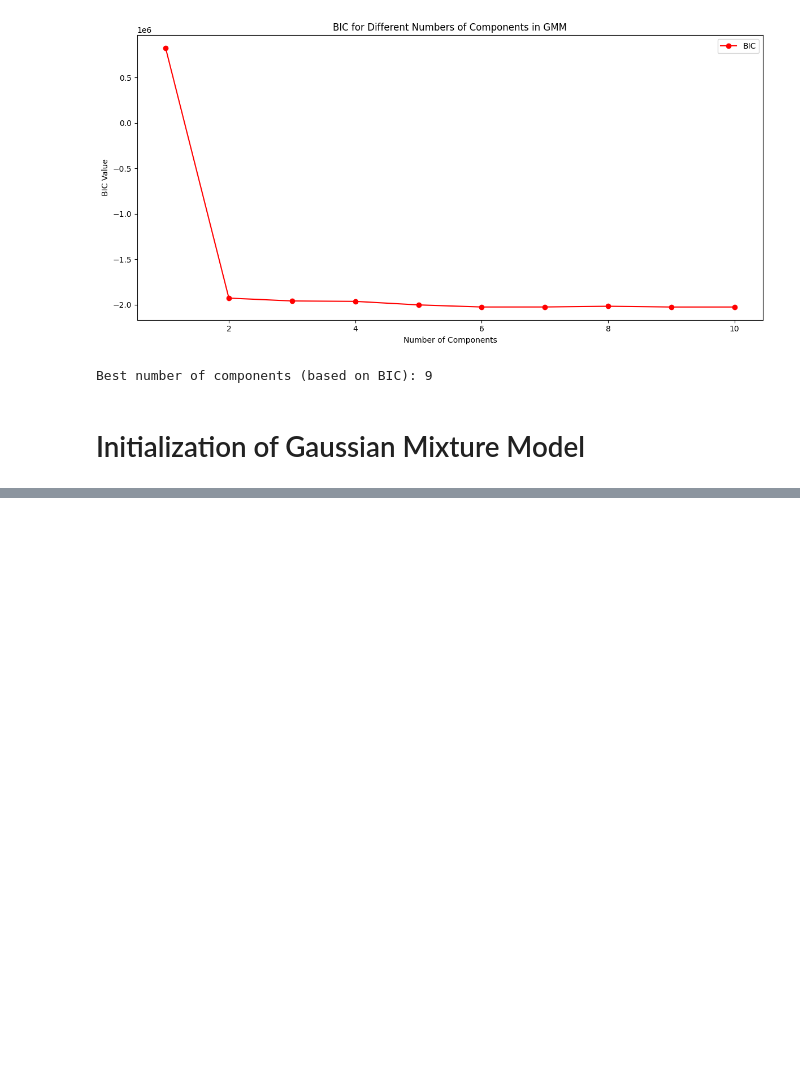
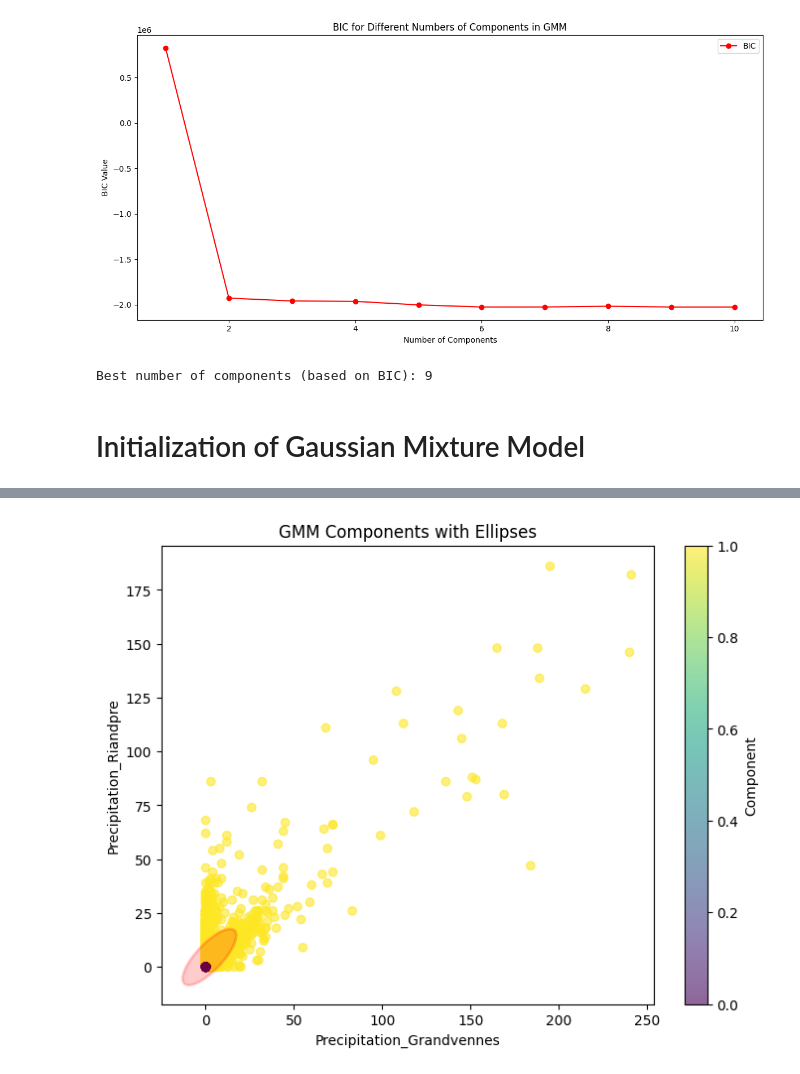
Before and after one commit to CHGROSJEAN/2024_MLEES, a Jupyter notebook: Projet/Projet_Charlotte_Grosjean.ipynb, the cells around one changed output, grey strips where cells are left out. Saved outputs shown, nothing was run; the diff lists cells and outputs as text; code cells hidden in the pictures; blank space fills up the shorter version.

```diff
--- a/Projet/Projet_Charlotte_Grosjean.ipynb
+++ b/Projet/Projet_Charlotte_Grosjean.ipynb
@@ -307,3 +307,6 @@ Best number of components (based on BIC): 9
 # %%
 # Initialize the Gaussian Mixture Model with 2 components
 gmm = GaussianMixture(n_components=2, covariance_type='full', random_state=42)
+# %%
+# Fit the GMM model to the training data (X_train)
+gmm.fit(X_train)
@@ -309,0 +315,11 @@ gmm = GaussianMixture(n_components=2, covariance_type='full', random_state=42)
+# %%
+# Print the GMM parameters
+print("Means of the components:\n", gmm.means_)
+print("\nCovariances of the components:\n", gmm.covariances_)
+print("\nWeights of the components:\n", gmm.weights_)
+
+# Predict the component labels for each data point
+labels = gmm.predict(X_train)
+
+# Display the predicted labels
+print("Predicted component labels for the data points:\n", labels)
@@ -309,0 +342,37 @@ gmm = GaussianMixture(n_components=2, covariance_type='full', random_state=42)
+# %%
+import numpy as np
+
+# Function to plot the Gaussian components as ellipses
+def plot_gmm_ellipses(gmm, ax, n_components=2):
+    for i in range(n_components):
+        # Get the mean and covariance of the component
+        mean = gmm.means_[i]
+        covar = gmm.covariances_[i]
+
+        # Create an ellipse representing the Gaussian component
+        v, w = np.linalg.eigh(covar)  # Eigenvalues and eigenvectors
+        v = 2.0 * np.sqrt(2.0) * np.sqrt(v)  # Scale the eigenvalues
+        u = w[0] / np.linalg.norm(w[0])  # Get the first eigenvector (direction)
+
+        # Plot the ellipse
+        angle = np.arctan(u[1] / u[0])  # Angle of the ellipse
+        angle = 180.0 * angle / np.pi  # Convert angle to degrees
+        ell = plt.matplotlib.patches.Ellipse(mean, v[0], v[1], angle=angle,
+                                              color='red', alpha=0.2, linewidth=2)
+        ax.add_patch(ell)
+
+# Plot the data points and GMM ellipses
+fig, ax = plt.subplots(figsize=(8, 6))
+scatter = ax.scatter(X_train['Precipitation_Grandvennes'], X_train['Precipitation_Riandpre'], c=labels, cmap='viridis', marker='o', alpha=0.6)
+
+# Plot the Gaussian ellipses
+plot_gmm_ellipses(gmm, ax)
+
+# Title and labels
+plt.title('GMM Components with Ellipses')
+plt.xlabel('Precipitation_Grandvennes')
+plt.ylabel('Precipitation_Riandpre')
+plt.colorbar(scatter, label='Component')
+plt.show()
+# %% [output]
+[figure, added]
```
Also changed, not shown: parts of 4 cells of this notebook.
